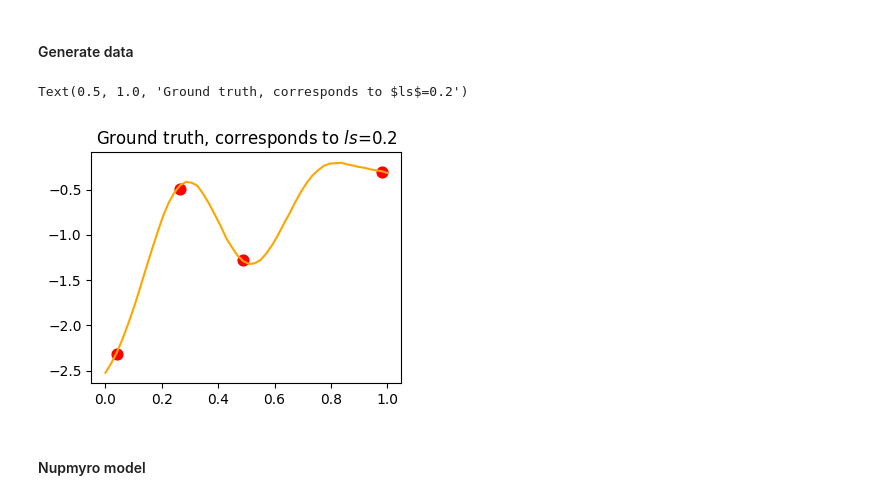
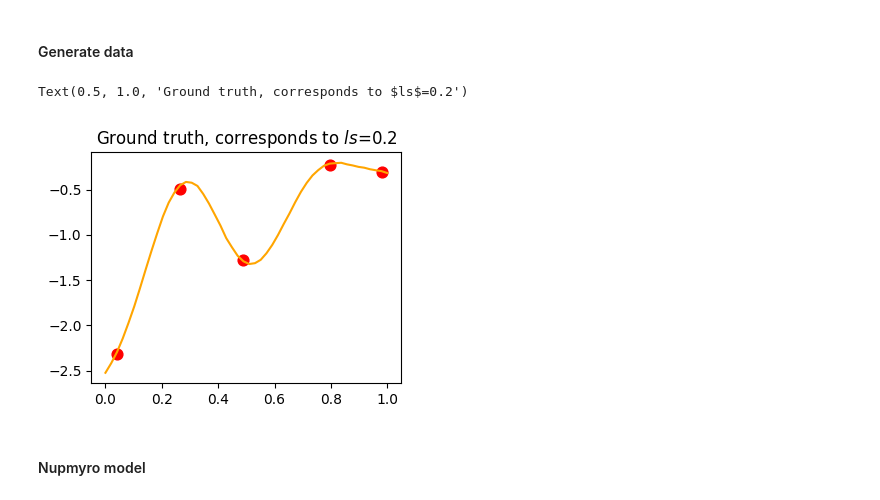
Before and after one commit to elizavetasemenova/PriorCVAE_JAX, a Jupyter notebook: Main Notebook.ipynb, the cells around one changed output. Cells and saved outputs as stored; diff of their text form; code cells hidden in the pictures.

```diff
--- a/Main Notebook.ipynb
+++ b/Main Notebook.ipynb
@@ -86,7 +86,11 @@ args = {"seed": 0,
         "num_epochs": 200,
 
         # MCMC inference
-        "true_ls": 0.2
+        "true_ls": 0.2,
+        "num_warmup": 1000,
+        "num_samples": 4000,
+        "num_chains": 4,
+        "thinning": 1,
        }
 # %% [markdown]
 ### Generate data
@@ -292,23 +291,24 @@ plt.show()
 # %%
 x = train_set[0][0]
 
 rng_key_draw =  random.PRNGKey(1)
 rng_key, rng_key_post, rng_key_preds, rng_key_draw = random.split(rng_key_draw, 4)
 
 gp_predictive = Predictive(GP, num_samples=1)
 draws = gp_predictive(rng_key_draw, x=x, jitter=1e-6, noise=True, length=args["true_ls"], var=1)
 
 gp_draw = draws['f'].T
 y_draw = draws['y'].T
 
 # choose indices of data points for inference
-obs_idx = jnp.array([2, 13, 24, 48])
+obs_idx = jnp.array([2, 13, 24, 39, 48])
 y_obs = y_draw[obs_idx,0]
 x_obs = x[np.array(obs_idx)]
+
 plt.figure(figsize=(4,3))
 plt.plot(x, gp_draw, label="ground truth", color="orange")
 plt.scatter(x_obs, y_obs, color="red", label="observed data", s=60)
 plt.title('Ground truth, corresponds to $ls$=' + str(args["true_ls"]))
 # %% [output]
 Text(0.5, 1.0, 'Ground truth, corresponds to $ls$=0.2')
-[figure, old version]
+[figure, new version]
```
Also changed, not shown: parts of 12 cells of this notebook, 1 other file.
